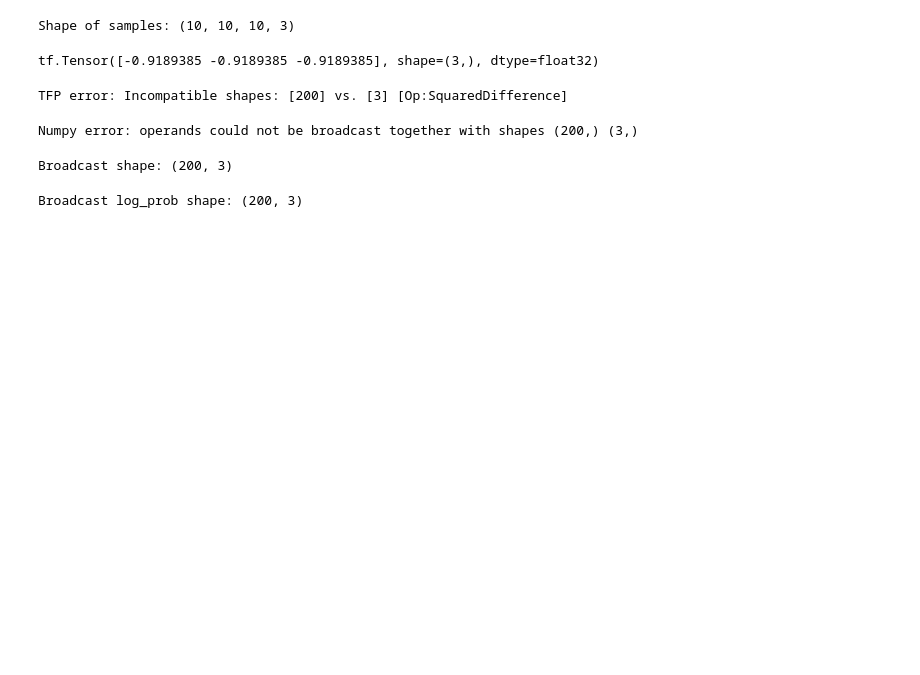
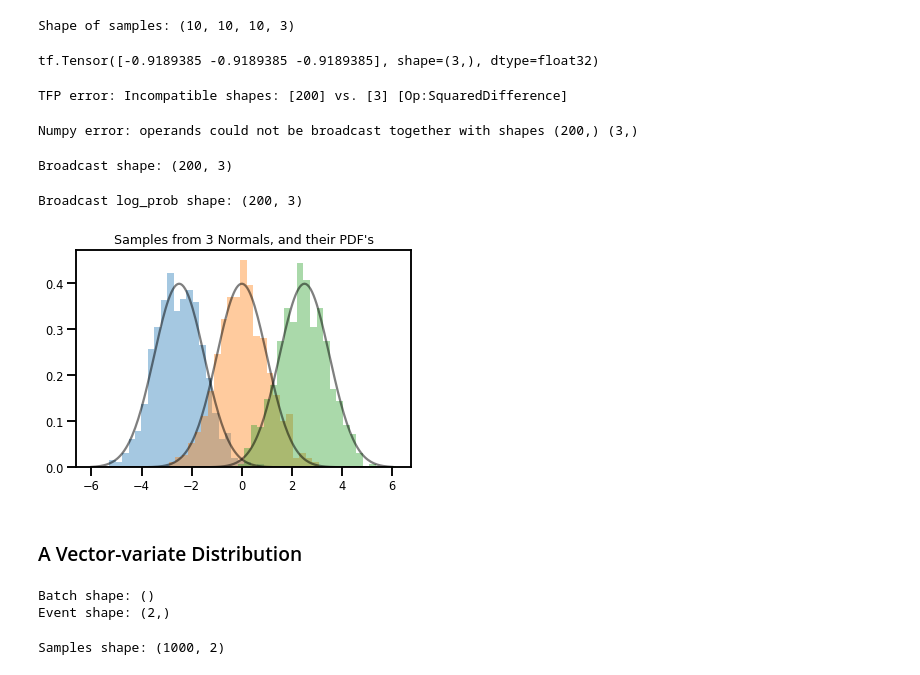
Before and after one commit to ghPRao/tensorflow_probability, a Jupyter notebook: notebooks/tensor_probability.ipynb, the cells around one changed output. Saved outputs shown, nothing was run; the diff lists cells and outputs as text; code cells hidden in the pictures; blank space fills up the shorter version.

```diff
--- a/notebooks/tensor_probability.ipynb
+++ b/notebooks/tensor_probability.ipynb
@@ -212,3 +212,26 @@ lps = normals.log_prob(xs)
 print("Broadcast log_prob shape:", lps.shape)
 # %% [output]
 Broadcast log_prob shape: (200, 3)
+# %%
+# create a visual
+for i in range(3):
+  sns.distplot(samples[:, i], kde=False, norm_hist=True)
+plt.plot(np.tile(xs, 3), normals.prob(xs), c='k', alpha=.5)
+plt.title("Samples from 3 Normals, and their PDF's")
+plt.show()
+# %% [output]
+[figure, added]
+# %% [markdown]
+### A Vector-variate Distribution
+# %%
+mvn = tfd.MultivariateNormalDiag(loc=[0., 0.], scale_diag = [1., 1.])
+print("Batch shape:", mvn.batch_shape)
+print("Event shape:", mvn.event_shape)
+# %% [output]
+Batch shape: ()
+Event shape: (2,)
+# %%
+samples = mvn.sample(1000)
+print("Samples shape:", samples.shape)
+# %% [output]
+Samples shape: (1000, 2)
```
Also changed, not shown: parts of 26 cells of this notebook.
